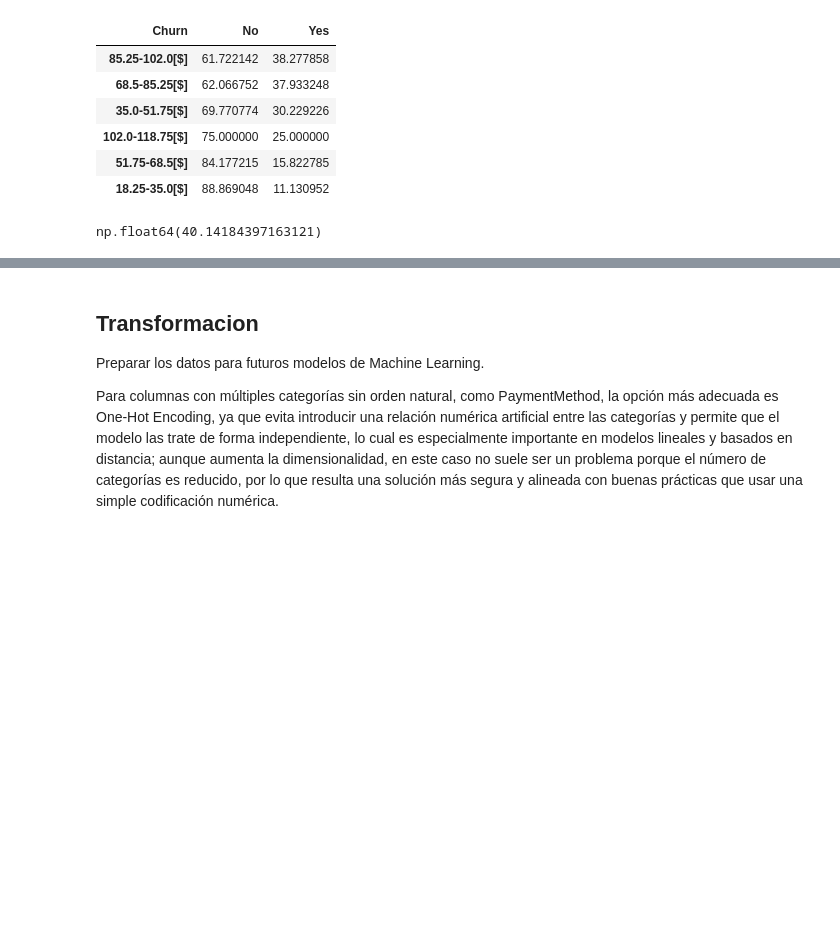
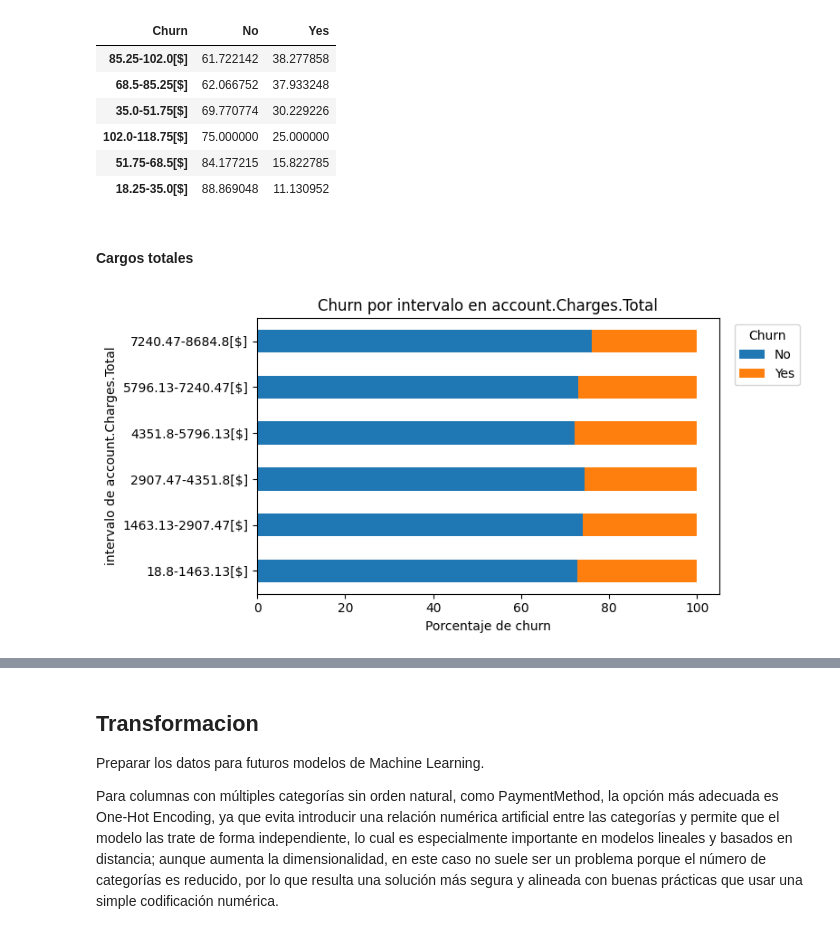
Before and after one commit to JCSR2022/challenge2-data-science-Alura, a Jupyter notebook: challenge2_data_science_Alura.ipynb, the cells around one changed output, grey strips where cells are left out. Drawn from its saved outputs; the diff is of its cells as text; code cells hidden in the pictures; blank space fills up the shorter version.

```diff
--- a/challenge2_data_science_Alura.ipynb
+++ b/challenge2_data_science_Alura.ipynb
@@ -864,7 +855,3 @@ df_Charges_Monthly2.sort_values(by='Yes',ascending=False)
 | 102.0-118.75[$] | 75.000000 | 25.000000 |
 | 51.75-68.5[$] | 84.177215 | 15.822785 |
 | 18.25-35.0[$] | 88.869048 | 11.130952 |
-# %%
-df_Charges_Monthly.iloc[0,1]
-# %% [output]
-np.float64(40.14184397163121)
@@ -872,0 +862,36 @@ np.float64(40.14184397163121)
+# %% [markdown]
+#### Cargos totales
+# %%
+
+def plot_discr(data,col ='account.Charges.Total' ,x=5):
+  min_val = data[col].min()
+  max_val = data[col].max()
+  paso = (max_val - min_val) / (x + 1)
+  bins = [round(min_val + i * paso, 2) for i in range(x + 2)]
+  intervalos = [ f"{bins[i-1]}-{bins[i]}[$]" for i in range(1,len(bins))]
+  data_disc = data[[col,'Churn']].copy()
+  data_disc.loc[:,'Bin'] = pd.cut(data_disc[col],bins=bins,include_lowest=True)
+  df_disc = pd.crosstab(data_disc['Bin'],data_disc['Churn'],normalize='index') * 100
+
+  df_disc.index = intervalos
+  ax = df_disc.plot(
+      kind='barh',
+      stacked=True,
+      figsize=(8,4),
+      title=f'Churn por intervalo en {col}',
+      ylabel=f'intervalo de {col}',
+      xlabel='Porcentaje de churn'
+  )
+
+  ax.legend(
+    title='Churn',
+    bbox_to_anchor=(1.02, 1),   # posición
+    loc='upper left')
+
+  plt.tight_layout()
+
+  return df_disc
+
+df_Charges_Total = plot_discr(data,'account.Charges.Total' ,5)
+# %% [output]
+[figure, added]
```
Also changed, not shown: parts of 25 cells of this notebook.
